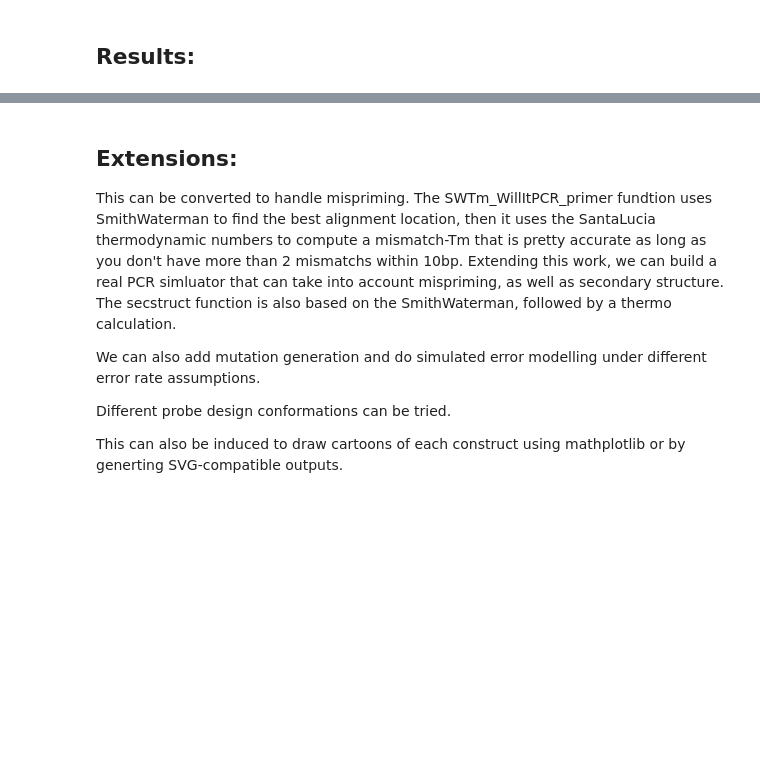
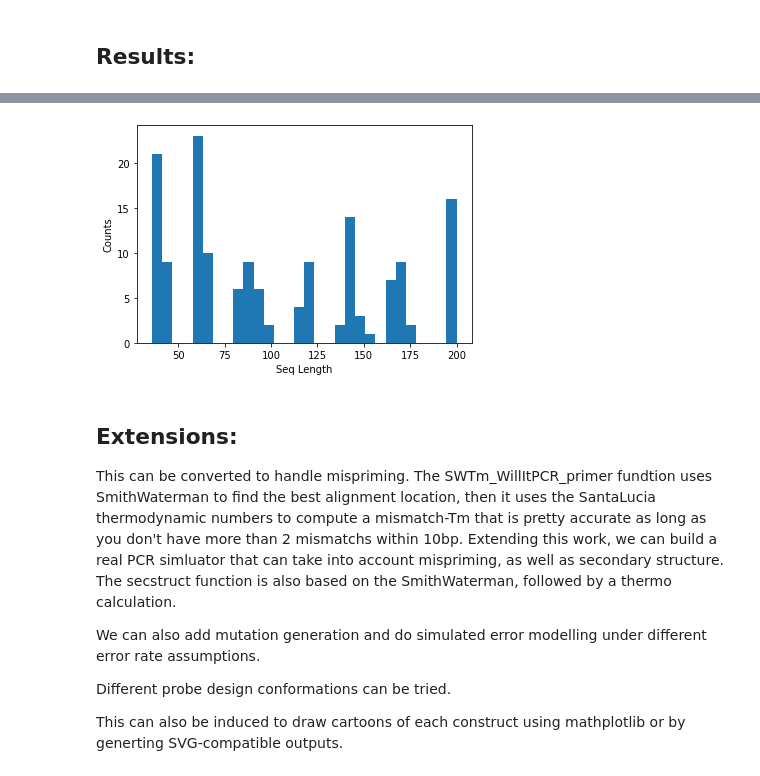
Before and after one commit to domsooch/PCRSim, a Jupyter notebook: StrandAsymmetrySimulator.ipynb, the cells around one changed output, grey strips where cells are left out. Saved outputs shown, nothing was run; the diff lists cells and outputs as text; code cells hidden in the pictures; blank space fills up the shorter version.

Commit message:
added LAMP simulator and multiprocessing and plots

```diff
--- a/StrandAsymmetrySimulator.ipynb
+++ b/StrandAsymmetrySimulator.ipynb
@@ -371,0 +535,31 @@ AATGATACGGCGACCACCGAGATCTACAC-TT-atctat-CCCCCCCTCCCCCCC-accgtc-GA-ATCTCGTATGCCGT
+# %%
+CYCLES_TO_RUN=4
+PRIMING_FRAGMENT_SZ_LIMIT=50
+failLst=[]
+histoLst=[]
+
+for i in range(CYCLES_TO_RUN):
+    #Add ssDNA Segments back into the Pool
+    prpool=[p for p in primer_pool]
+    for s in pool:
+        for p in filter(lambda p:len(p)<PRIMING_FRAGMENT_SZ_LIMIT, s.segmentLst):
+            prpool.append(p)
+    pool, fail=AmplifyPrimerPool_Round_mp(pool, prpool)
+
+    #store size histo
+    x = []
+    for p in pool:
+        for c in range(p.count):
+            x.append(len(p))
+    histoLst.append(x)
+    #Dedup and report
+    n=sum([s.count for s in pool])
+    pool=DedupeStrands(pool)
+    max_segmentsize=max([len(p) for p in pool])
+    print('cycle: %i primer_pool:%i pool:%i instances:%i failLst:%i max_segmentsize:%i'%(i, len(prpool), len(pool), n, len(fail), max_segmentsize))
+print ('\n\n')
+
+#Dedupe By representative sequence(sequence written in one sense) keep longest of amplification history
+sLst=DedupeStrands(pool, Verbose=True)
+for segment in sLst:
+    print(segment.amplification_history_label())
@@ -371,0 +584,5 @@ AATGATACGGCGACCACCGAGATCTACAC-TT-atctat-CCCCCCCTCCCCCCC-accgtc-GA-ATCTCGTATGCCGT
+# %%
+#Plot Final Cycle
+PlotFragmentSizeHisto(pool)
+# %% [output]
+[figure, added]
```
Also changed, not shown: parts of 16 cells of this notebook, 2 other files.
